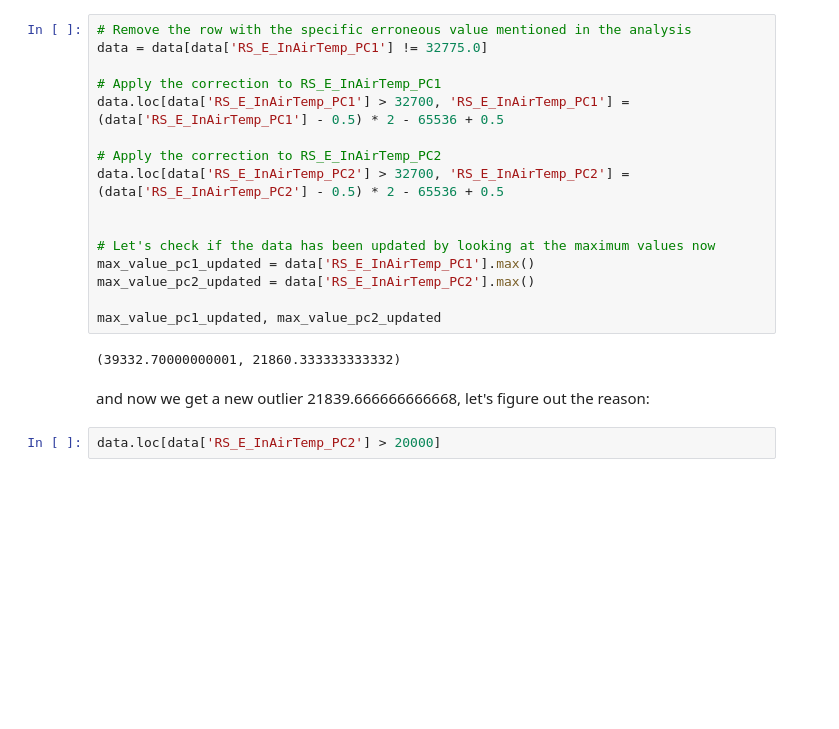
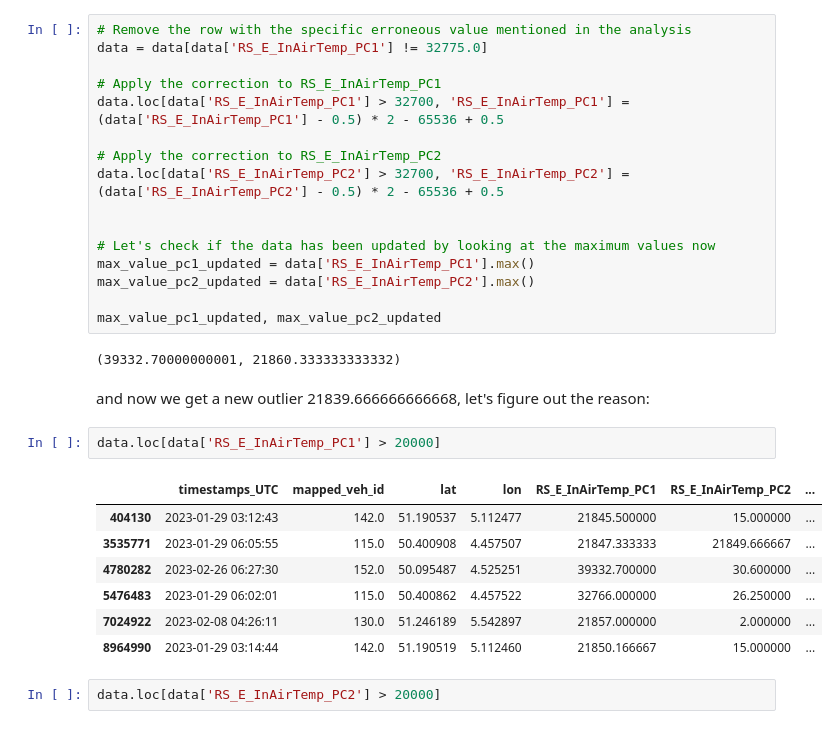
Before and after one commit to yutao-data/Data_Mining_SNCB, a Jupyter notebook: notebooks/sncb-eda-data-clean.ipynb, the cells around one changed output. Drawn from its saved outputs; the diff is of its cells as text; blank space fills up the shorter version.

```diff
--- a/notebooks/sncb-eda-data-clean.ipynb
+++ b/notebooks/sncb-eda-data-clean.ipynb
@@ -311,6 +311,16 @@ max_value_pc1_updated, max_value_pc2_updated
 (39332.70000000001, 21860.333333333332)
 # %% [markdown]
 and now we get a new outlier 21839.666666666668, let's figure out the reason:
+# %%
+data.loc[data['RS_E_InAirTemp_PC1'] > 20000]
+# %% [output]
+|  | timestamps_UTC | mapped_veh_id | lat | lon | RS_E_InAirTemp_PC1 | RS_E_InAirTemp_PC2 | ... |
+| 404130 | 2023-01-29 03:12:43 | 142.0 | 51.190537 | 5.112477 | 21845.500000 | 15.000000 | ... |
+| 3535771 | 2023-01-29 06:05:55 | 115.0 | 50.400908 | 4.457507 | 21847.333333 | 21849.666667 | ... |
+| 4780282 | 2023-02-26 06:27:30 | 152.0 | 50.095487 | 4.525251 | 39332.700000 | 30.600000 | ... |
+| 5476483 | 2023-01-29 06:02:01 | 115.0 | 50.400862 | 4.457522 | 32766.000000 | 26.250000 | ... |
+| 7024922 | 2023-02-08 04:26:11 | 130.0 | 51.246189 | 5.542897 | 21857.000000 | 2.000000 | ... |
+| 8964990 | 2023-01-29 03:14:44 | 142.0 | 51.190519 | 5.112460 | 21850.166667 | 15.000000 | ... |
 # %%
 data.loc[data['RS_E_InAirTemp_PC2'] > 20000]
 # %% [output]
```
Also changed, not shown: parts of 15 cells of this notebook.
